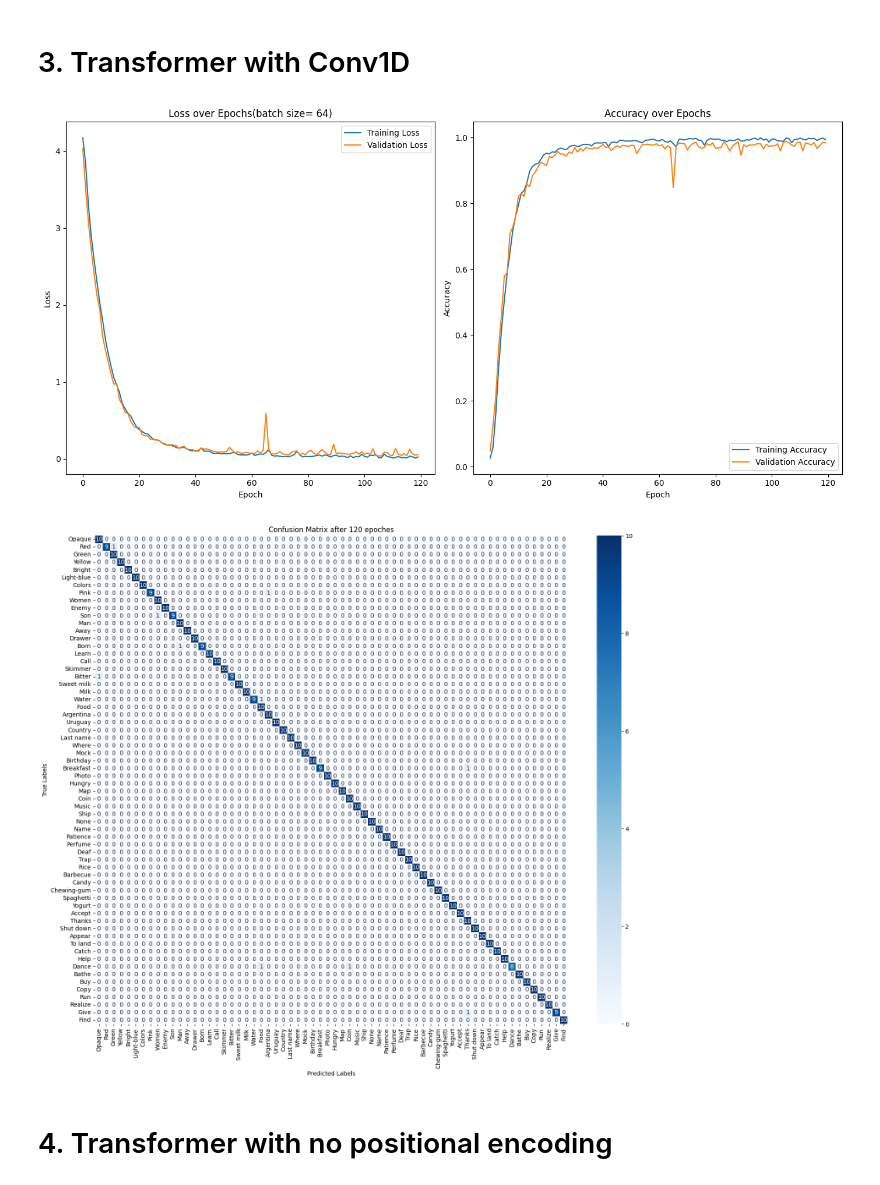
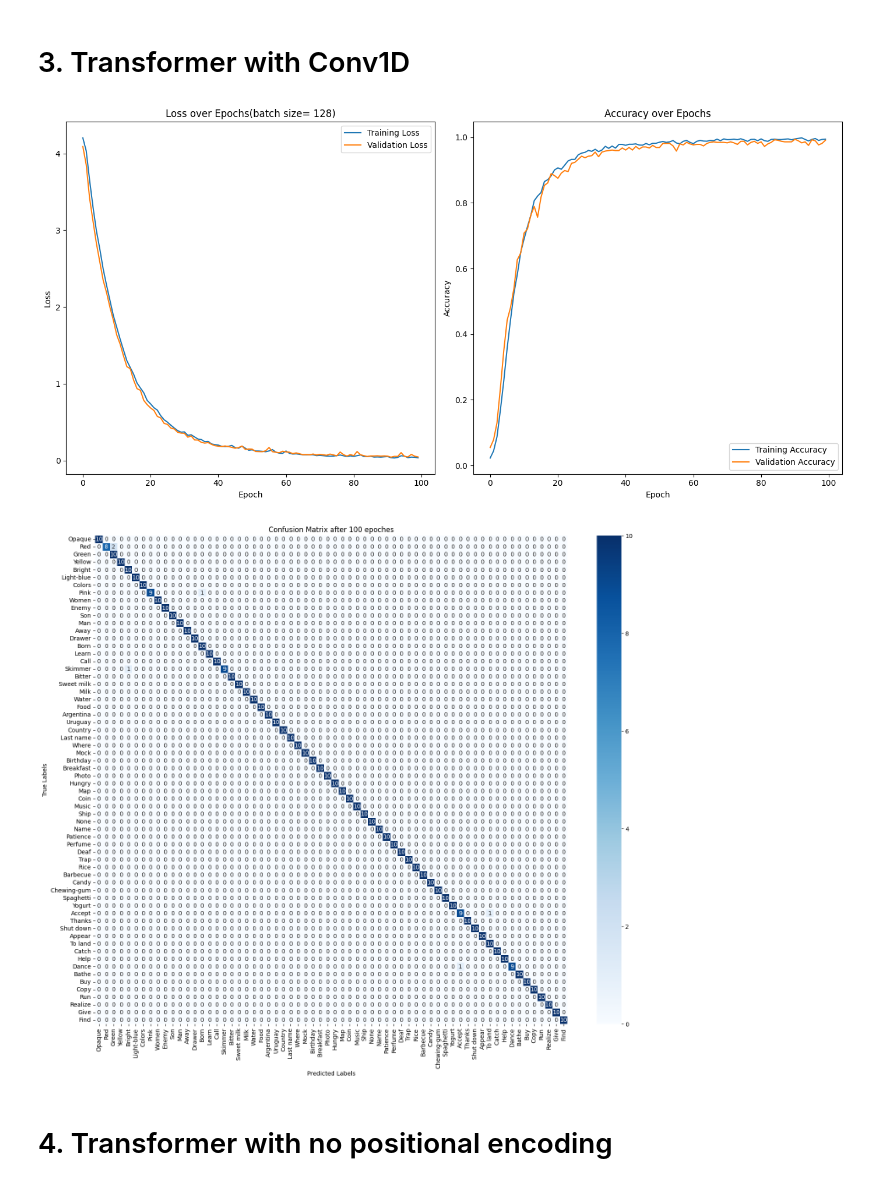
Before and after one commit to SadeghAllahverdi/SignLanguage-project, a Jupyter notebook: Saturday(May4 LSA64version).ipynb, the cells around one changed output. Saved outputs shown, nothing was run; the diff lists cells and outputs as text; code cells hidden in the pictures.

```diff
--- a/Saturday(May4 LSA64version).ipynb
+++ b/Saturday(May4 LSA64version).ipynb
@@ -520,26 +528,24 @@ draw_confmatrix(all_labels, all_preds, class_names, num_epochs)
 # %% [markdown]
 # 3. Transformer with Conv1D
 # %%
-num_epochs= 120
-batch_size= 64
+num_epochs= 100
+batch_size= 128
 learning_rate= 0.0001
 
 transformer_modelc= TransformerModelC().to(device)                  # initialize model
 
 train_dataloader = DataLoader(dataset=train_dataset, batch_size= batch_size, num_workers=0, shuffle=True)
 test_dataloader = DataLoader(dataset=test_dataset, batch_size= batch_size, num_workers=0, shuffle=False)
 criterion = nn.CrossEntropyLoss()
 optimizer = optim.Adam(transformer_modelc.parameters(), lr= learning_rate)
 
 train_losses, test_losses, train_accuracies, test_accuracies, all_preds, all_labels = train(num_epochs, transformer_modelc, train_dataloader, test_dataloader, optimizer, criterion, calculate_accuracy, device)
+draw_loss_accuracy(train_losses, test_losses, train_accuracies, test_accuracies, batch_size)
+draw_confmatrix(all_labels, all_preds, class_names, num_epochs)
+draw_in_tensorboard(train_losses, train_accuracies, test_losses, test_accuracies, 'TC_1_120_Adam_Cross_none_128_40fps')
+# %% [output]
+[figure, added]
+[figure, added]
-# %%
-draw_loss_accuracy(train_losses, test_losses, train_accuracies, test_accuracies, batch_size)
-# %% [output]
-[figure, removed]
-# %%
-draw_confmatrix(all_labels, all_preds, class_names, num_epochs)
-# %% [output]
-[figure, removed]
 # %% [markdown]
 # 4. Transformer with no positional encoding
 # %%
```
Also changed, not shown: parts of 14 cells of this notebook.
